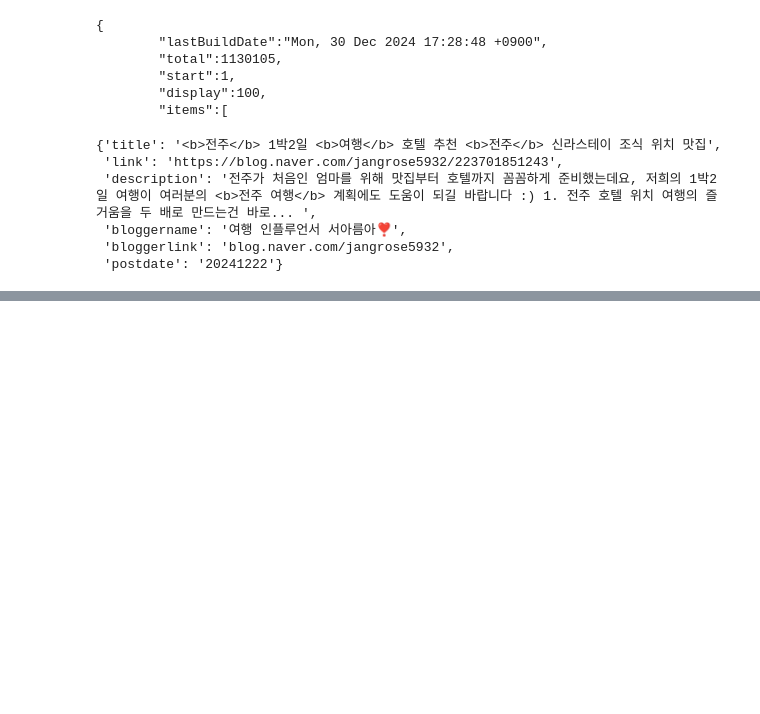
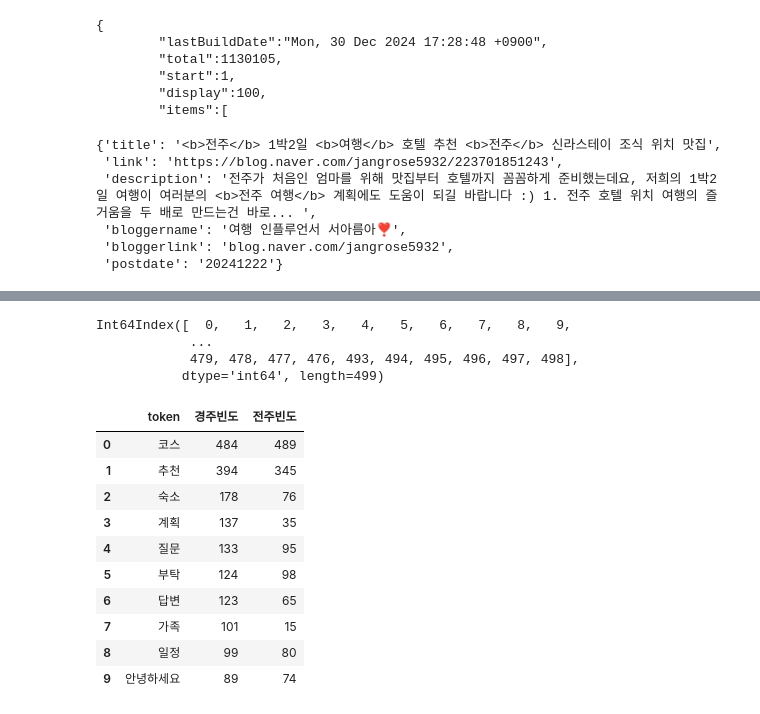
Before and after one commit to sehyeon24/ai, a Jupyter notebook: source/10_자연어처리/ch02_한글형태소분석_Quiz.ipynb, the cells around one changed output, grey strips where cells are left out. Cells and saved outputs as stored; diff of their text form; code cells hidden in the pictures; blank space fills up the shorter version.

```diff
--- a/source/10_자연어처리/ch02_한글형태소분석_Quiz.ipynb
+++ b/source/10_자연어처리/ch02_한글형태소분석_Quiz.ipynb
@@ -182,0 +340,8 @@ df.head()
+# %%
+# 명사만 추출
+# Hannanum(ntags=22) : ['NC', 'NQ']
+# Kkma, Komoran, MeCab : ['NNG', 'NNP']
+# Okt : ['Noun']
+df_flt = df.loc[(df['pos'] == 'NNG') | (df['pos'] == 'NNP'), ['query', 'token', 'pos']]
+df_flt = df.loc[df['pos'].isin(['NNG', 'NNP']), ['query', 'token', 'pos']]
+df_flt.iloc[::5000]
@@ -182,0 +425,34 @@ df.head()
+# %%
+# df_gj.sort_values(by='count', ascending=False)  # ascending=False:내림차순
+df_gj.sort_values(by='count', ascending=False).index  # count 동일값 존재
+# %% [output]
+Int64Index([  0,   1,   2,   3,   4,   5,   6,   7,   8,   9,
+            ...
+            479, 478, 477, 476, 493, 494, 495, 496, 497, 498],
+           dtype='int64', length=499)
+# %%
+# 병합하기
+df_mrg = pd.merge(df_gj, df_jj,
+                  how='outer',
+                  on='token')
+df_mrg.columns = ['token', '경주빈도', '전주빈도']
+
+# 결측치 처리
+df_mrg.fillna(0, inplace=True)
+
+# 형변환
+df_mrg['경주빈도'] = df_mrg['경주빈도'].astype('int16')
+df_mrg['전주빈도'] = df_mrg['전주빈도'].astype(np.int16)
+df_mrg.head(10)
+# %% [output]
+|  | token | 경주빈도 | 전주빈도 |
+| 0 | 코스 | 484 | 489 |
+| 1 | 추천 | 394 | 345 |
+| 2 | 숙소 | 178 | 76 |
+| 3 | 계획 | 137 | 35 |
+| 4 | 질문 | 133 | 95 |
+| 5 | 부탁 | 124 | 98 |
+| 6 | 답변 | 123 | 65 |
+| 7 | 가족 | 101 | 15 |
+| 8 | 일정 | 99 | 80 |
+| 9 | 안녕하세요 | 89 | 74 |
```
Also changed, not shown: parts of 42 cells of this notebook, 8 other files.
